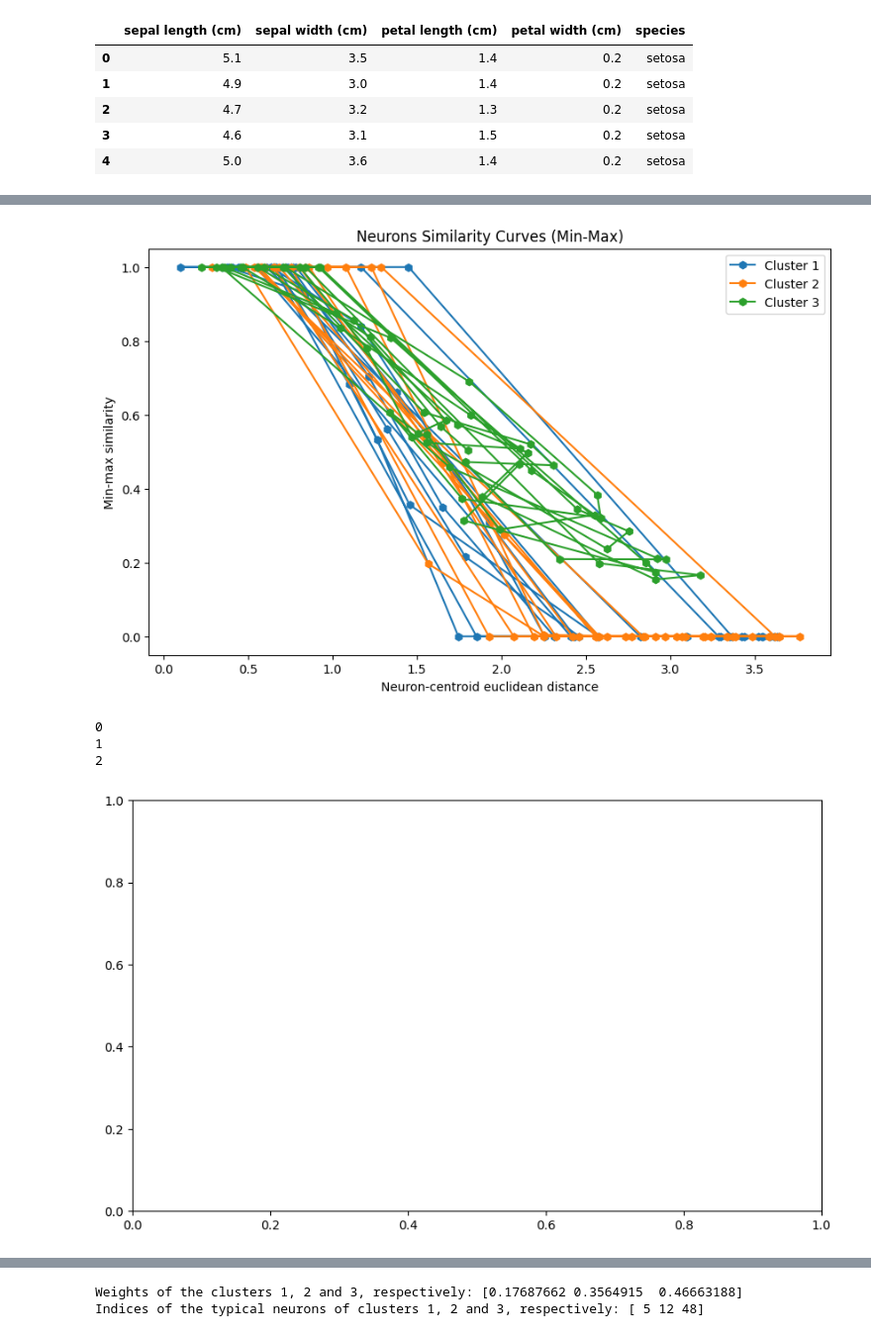
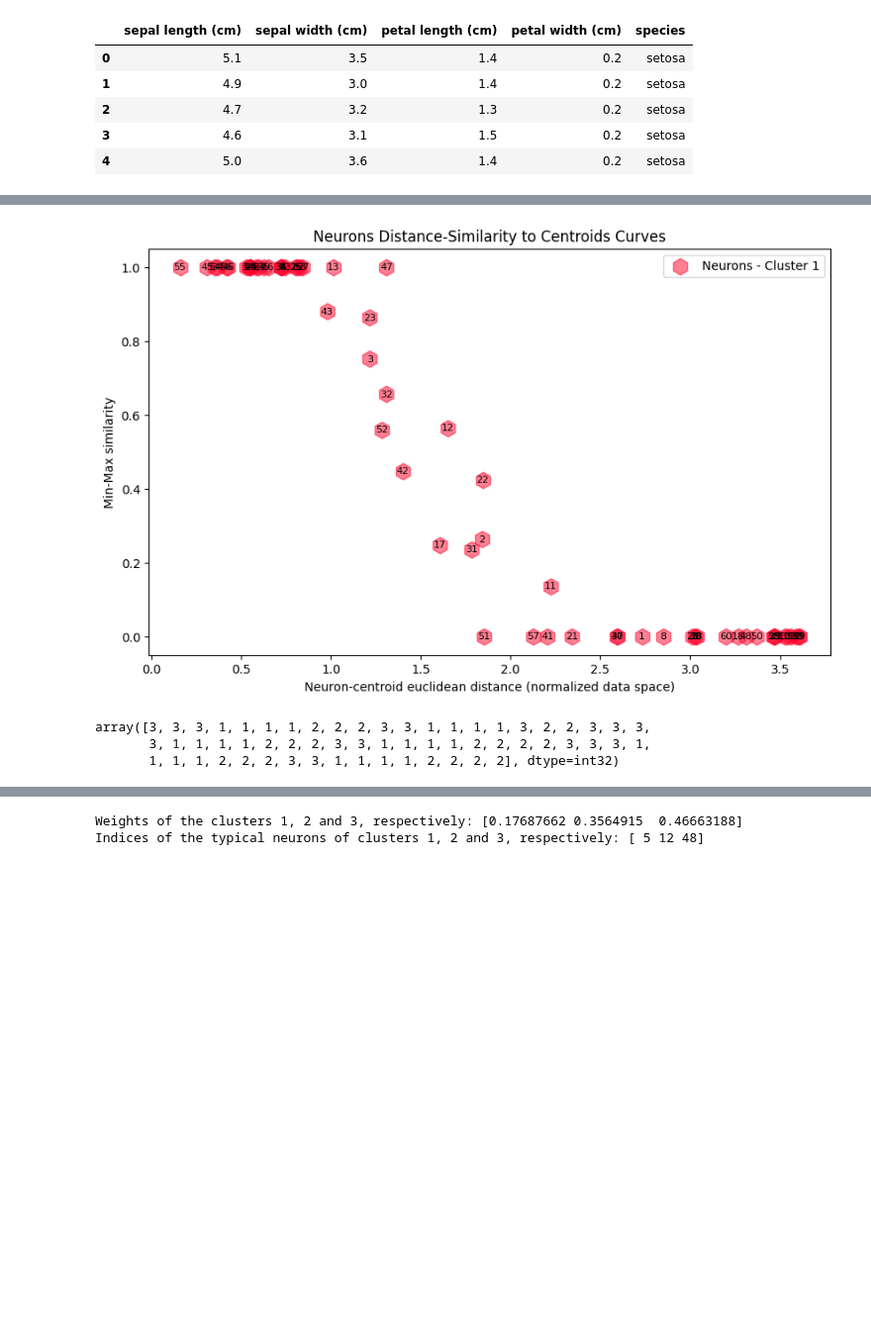
Before and after one commit to InTRA-USP/IntraSOM, a Jupyter notebook: examples/rep_cluster.ipynb, the cells around one changed output, grey strips where cells are left out. Shown at 99% size. Cells and saved outputs as stored; diff of their text form; code cells hidden in the pictures; blank space fills up the shorter version.

Commit message:
added neurons scores (rethink sim-dist curve and redraw cmpf map plot)

```diff
--- a/examples/rep_cluster.ipynb
+++ b/examples/rep_cluster.ipynb
@@ -192,16 +192,12 @@ clustering_iris.plot_clusters_pca(
 # %%
 representatives_iris = ClusterRepresentativity(clustering_iris)
-representatives_iris.calculate_neurons_centroids_dists()
-np.round(representatives_iris.similarity_metric(sim_type='negative-exp'), 5)
-representatives_iris.bmu_hits # n_bmu
-
-# Now plot the similarity curves for each cluster
-fig, ax = plt.subplots(figsize=(10,6))
-for cluster_id in range(3):
-    print(cluster_id)
+representatives_iris.calculate_neurons_cmpf(sim_type='min-max')
+representatives_iris.plot_similarity_curves(plot_for_clusters=[0])
+# np.round(representatives_iris.similarity_metric(sim_type='min-max', plot_curve=True, plot_for_clusters=[2]), 5)
+# representatives_iris.bmu_hits # n_bmu
+representatives_iris._neurons_labels
 # %% [output]
-[figure, old version]
+[figure, new version]
-0
-1
-2
+array([3, 3, 3, 1, 1, 1, 1, 2, 2, 2, 3, 3, 1, 1, 1, 1, 3, 2, 2, 3, 3, 3,
+       3, 1, 1, 1, 1, 2, 2, 2, 3, 3, 1, 1, 1, 1, 2, 2, 2, 2, 3, 3, 3, 1,
+       1, 1, 1, 2, 2, 2, 3, 3, 1, 1, 1, 1, 2, 2, 2, 2], dtype=int32)
-[figure, removed]
```
Also changed, not shown: parts of 7 cells of this notebook, 1 other file.
